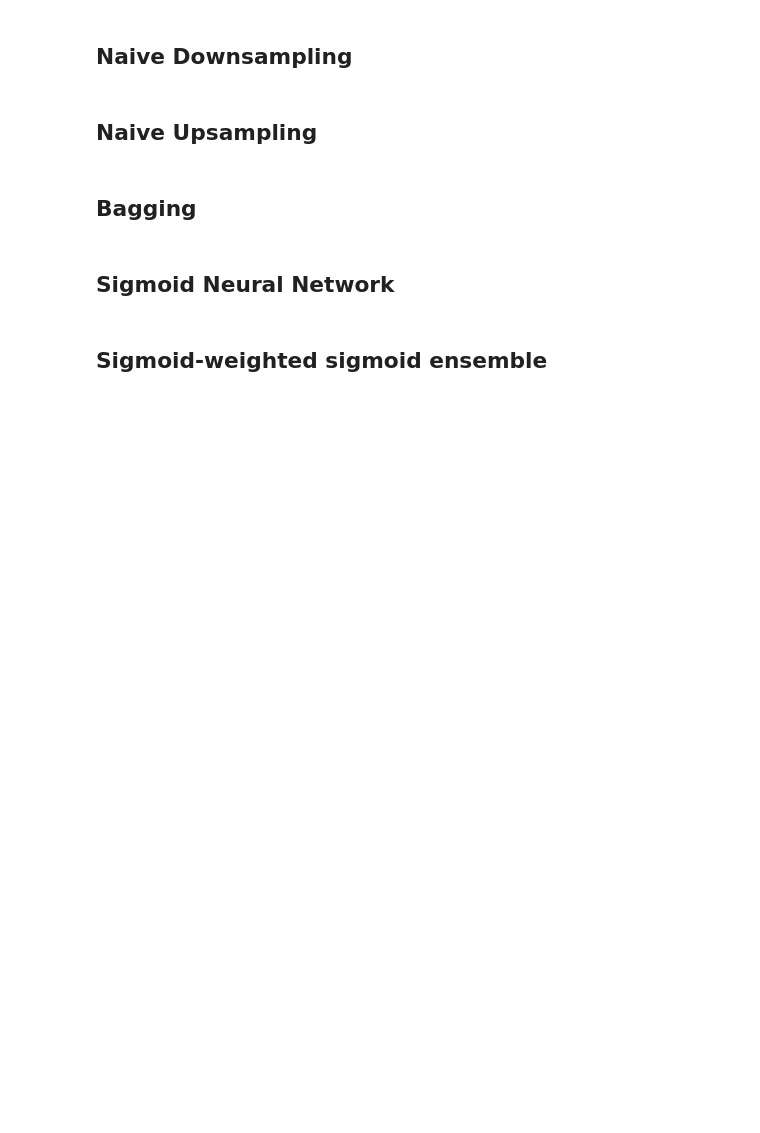
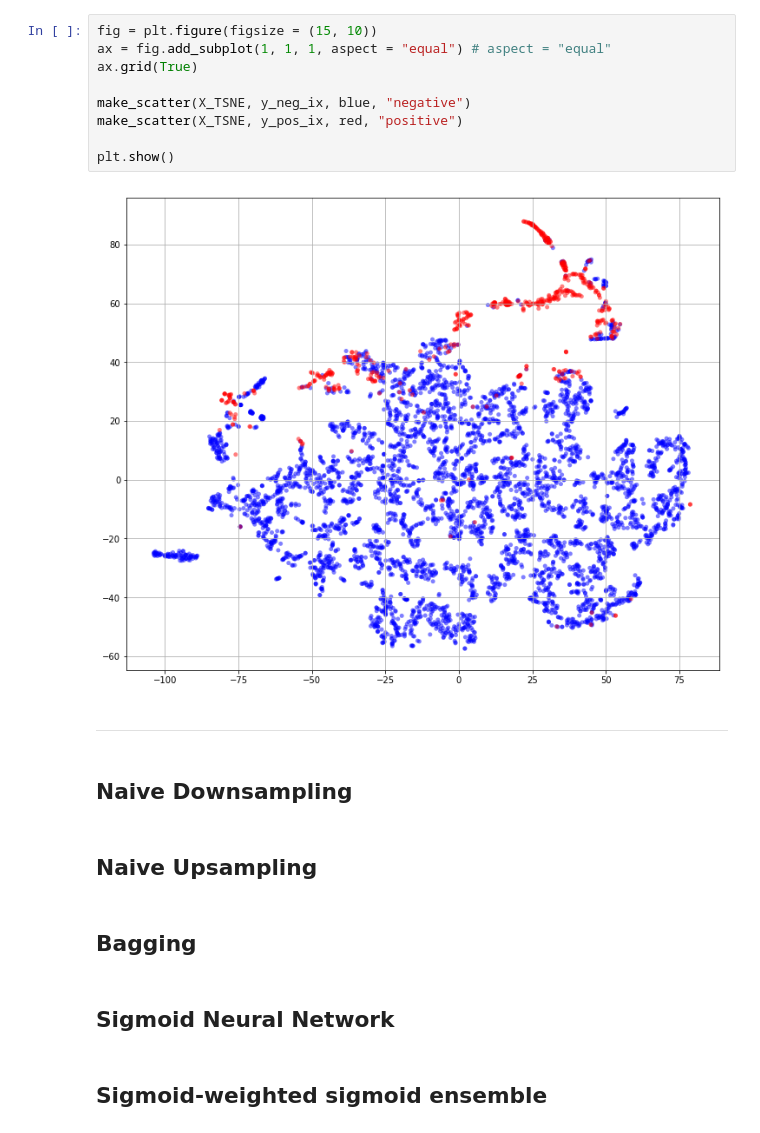
Before and after one commit to chrismbryant/imbalanced-data-classification, a Jupyter notebook: notebooks/imbalanced_data_methods.ipynb, the cells around one changed output. Drawn from its saved outputs; the diff is of its cells as text; blank space fills up the shorter version.

```diff
--- a/notebooks/imbalanced_data_methods.ipynb
+++ b/notebooks/imbalanced_data_methods.ipynb
@@ -8,3 +138,16 @@ import imblearn
+# %%
+fig = plt.figure(figsize = (15, 10))
+ax = fig.add_subplot(1, 1, 1, aspect = "equal") # aspect = "equal"
+ax.grid(True)
+
+make_scatter(X_TSNE, y_neg_ix, blue, "negative")
+make_scatter(X_TSNE, y_pos_ix, red, "positive")
+
+plt.show()
+# %% [output]
+[figure, added]
+# %% [markdown]
+---
 # %% [markdown]
 ## Naive Downsampling
 # %% [markdown]
```
Also changed, not shown: parts of 13 cells of this notebook, 2 other files.
